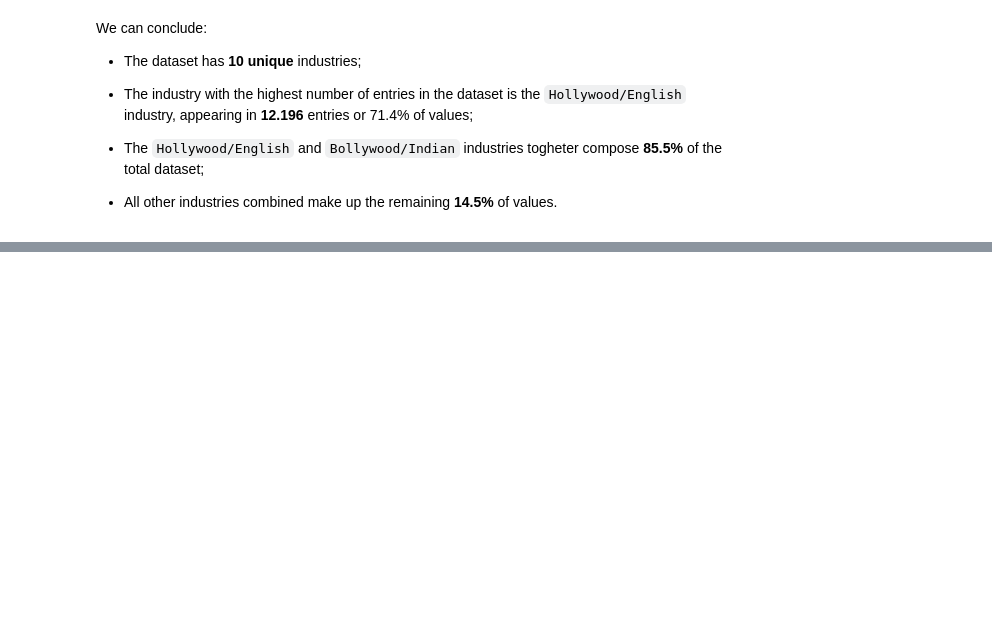
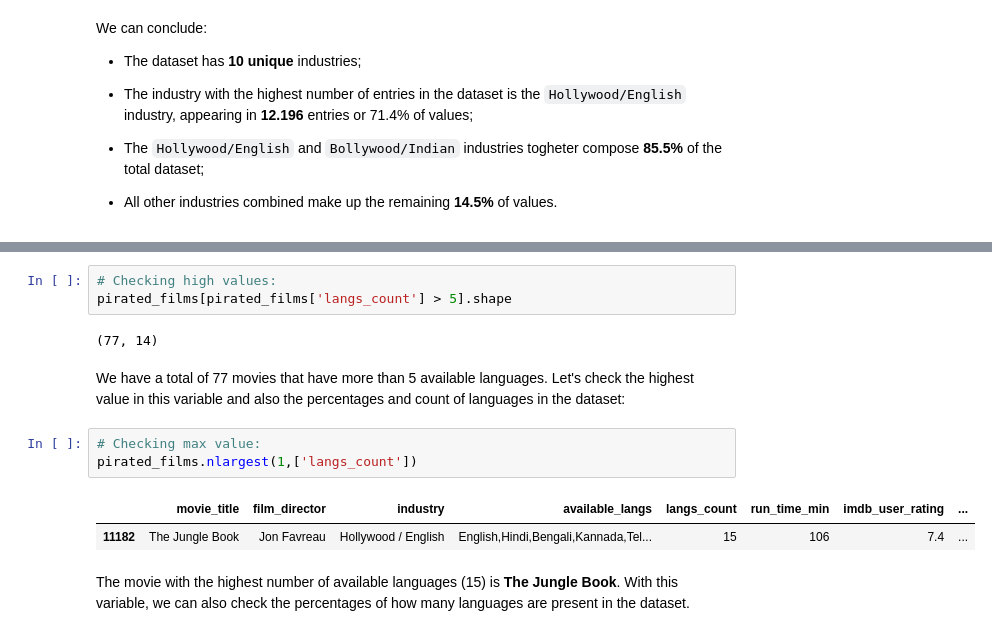
Before and after one commit to JoSEPHDev2022/EDA_Pirated_Movies, a Jupyter notebook: project/2_univariate_analysis.ipynb, the cells around one changed output, grey strips where cells are left out. Saved outputs shown, nothing was run; the diff lists cells and outputs as text; blank space fills up the shorter version.

```diff
--- a/project/2_univariate_analysis.ipynb
+++ b/project/2_univariate_analysis.ipynb
@@ -584,0 +725,15 @@ We can conclude:
+# %%
+# Checking high values:
+pirated_films[pirated_films['langs_count'] > 5].shape
+# %% [output]
+(77, 14)
+# %% [markdown]
+We have a total of 77 movies that have more than 5 available languages. Let's check the highest value in this variable and also the percentages and count of languages in the dataset:
+# %%
+# Checking max value:
+pirated_films.nlargest(1,['langs_count'])
+# %% [output]
+|  | movie_title | film_director | industry | available_langs | langs_count | run_time_min | imdb_user_rating | ... |
+| 11182 | The Jungle Book | Jon Favreau | Hollywood / English | English,Hindi,Bengali,Kannada,Tel... | 15 | 106 | 7.4 | ... |
+# %% [markdown]
+The movie with the highest number of available languages (15) is **The Jungle Book**. With this variable, we can also check the percentages of how many languages are present in the dataset.
```
Also changed, not shown: parts of 19 cells of this notebook.
